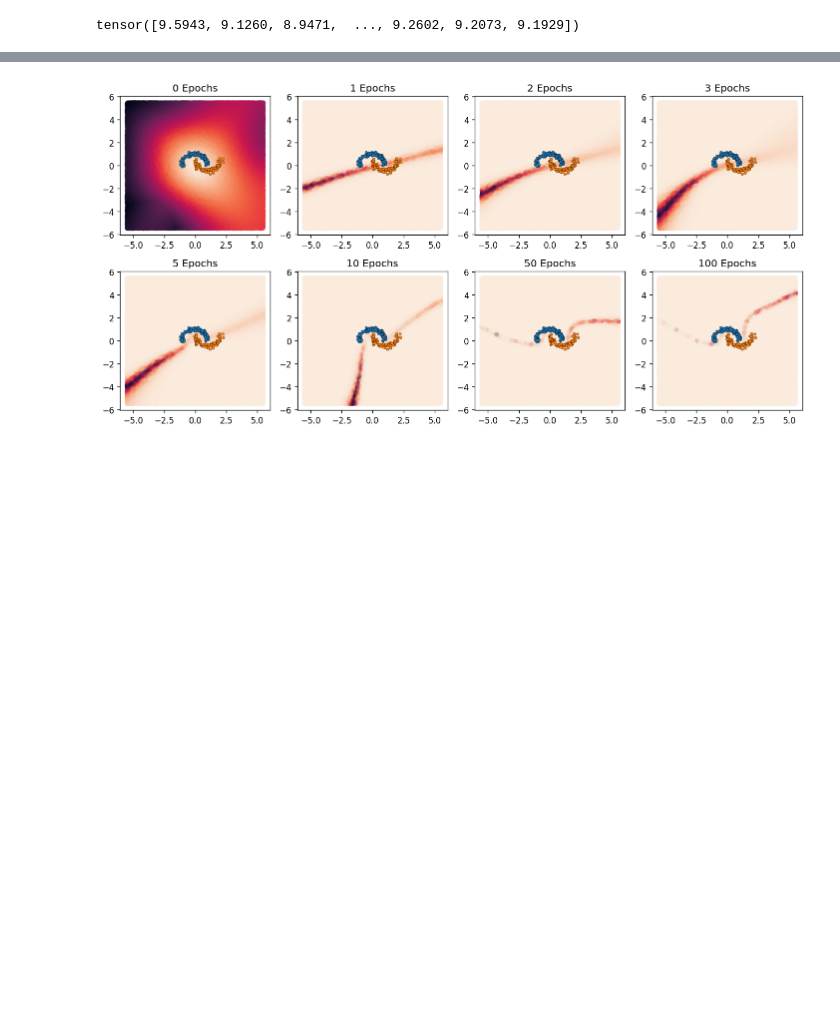
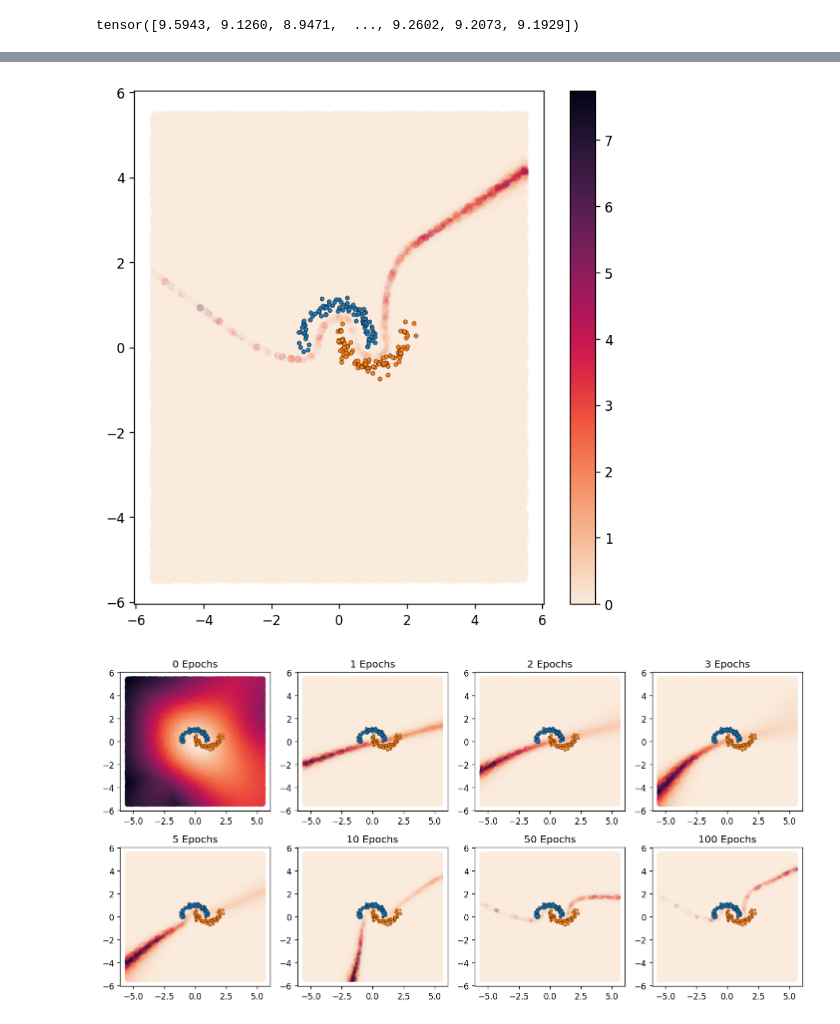
Before and after one commit to ngruenefeld/gradient_uncertainty_poc, a Jupyter notebook: gradient_uncertainty.ipynb, the cells around one changed output, grey strips where cells are left out. Cells and saved outputs as stored; diff of their text form; code cells hidden in the pictures; blank space fills up the shorter version.

```diff
--- a/gradient_uncertainty.ipynb
+++ b/gradient_uncertainty.ipynb
@@ -207,3 +206,22 @@ plt.savefig(f"figures/{variant}/decision_surface.png", transparent=True)
+# %%
+fig, ax = plt.subplots(1, 1, figsize=(2*plot_size, 2*plot_size))
+
+draw_grad_norm_grid(
+    test_x,
+    y_hat.T[0].round(),
+    viz_x,
+    grad_norm_grids[100],
+    ax,
+    cbar=True,
+    class_labels=False
+)
+
+plt.tight_layout()
+
+os.makedirs(f"figures/{variant}", exist_ok=True)
+plt.savefig(f"figures/{variant}/gradient_uncertainty.png", transparent=True)
+# %% [output]
+[figure, added]
 # %%
 plt_width = 4
 plt_height = len(grad_norm_grids) // plt_width
```
Also changed, not shown: parts of 6 cells of this notebook, 7 other files.
